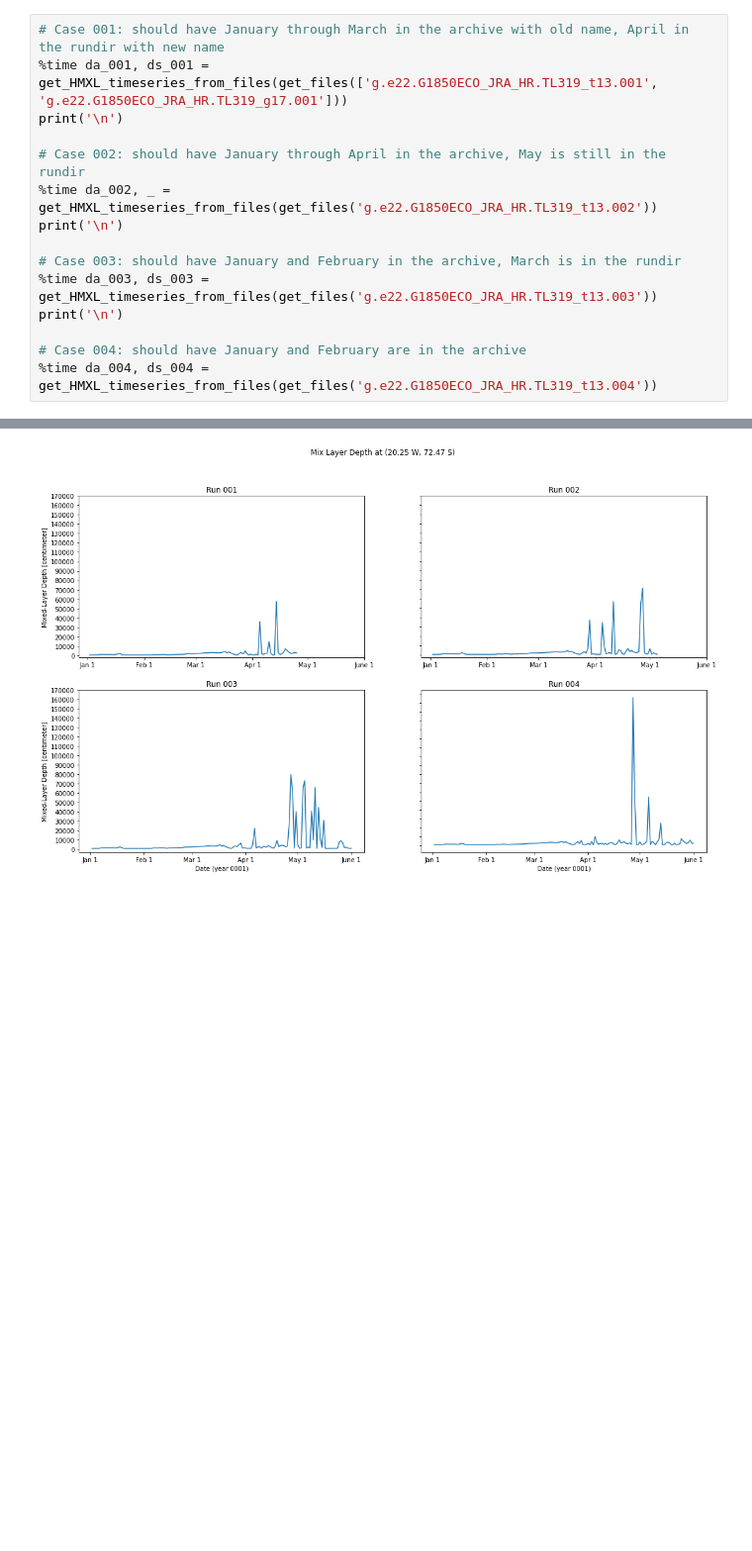
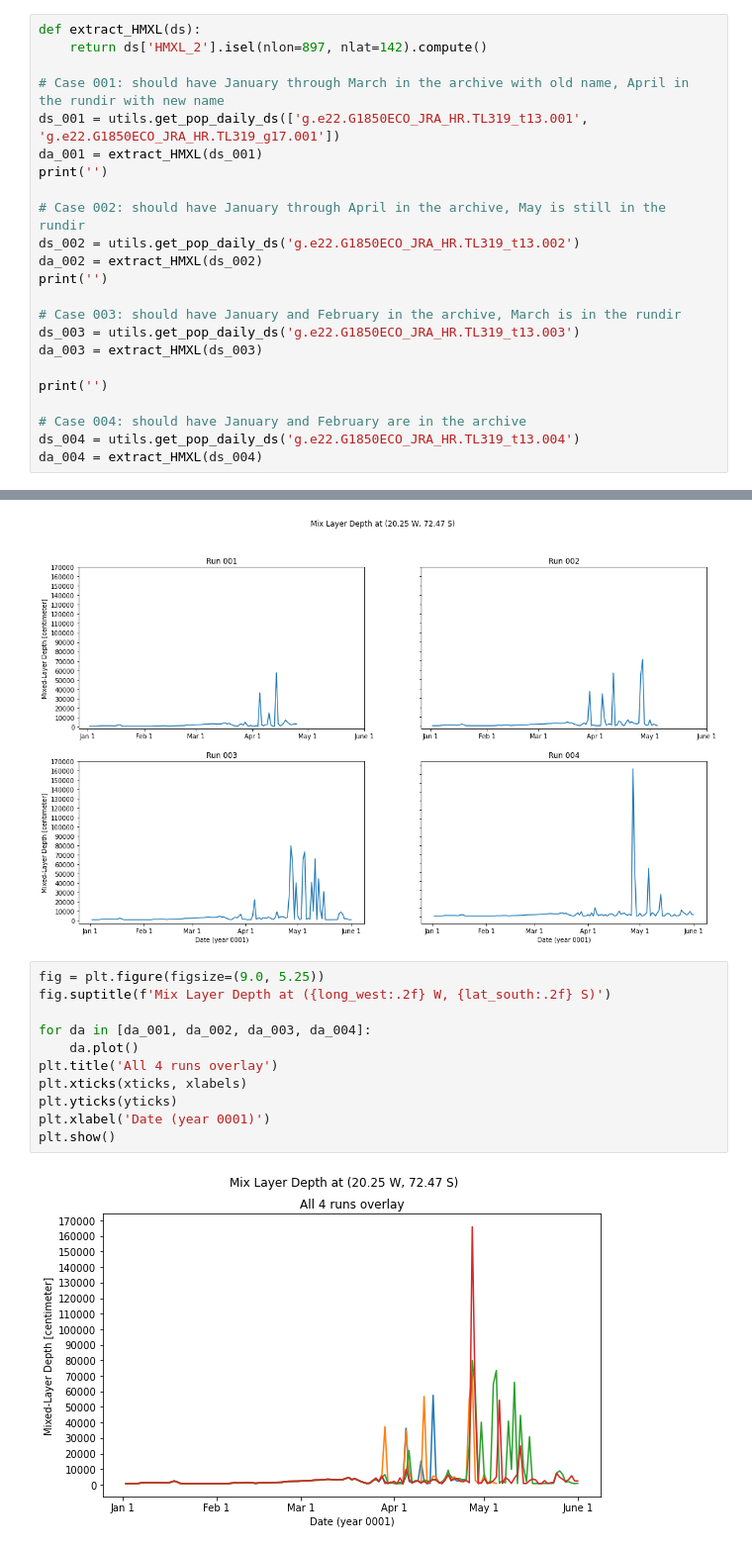
Before and after one commit to marbl-ecosys/HiRes-CESM-analysis, a Jupyter notebook: notebooks/Sanity Check.ipynb, the cells around one changed output, grey strips where cells are left out. Shown at 99% size. Saved outputs shown, nothing was run; the diff lists cells and outputs as text; blank space fills up the shorter version.

Commit message:
Refactor Sanity Check notebook
utils/ is a directory, using __init__ to access public routines.

```diff
--- a/notebooks/Sanity Check.ipynb
+++ b/notebooks/Sanity Check.ipynb
@@ -49,16 +11,24 @@ def get_HMXL_timeseries_from_files(files):
 # %%
+def extract_HMXL(ds):
+    return ds['HMXL_2'].isel(nlon=897, nlat=142).compute()
+
 # Case 001: should have January through March in the archive with old name, April in the rundir with new name
-%time da_001, ds_001 = get_HMXL_timeseries_from_files(get_files(['g.e22.G1850ECO_JRA_HR.TL319_t13.001', 'g.e22.G1850ECO_JRA_HR.TL319_g17.001']))
-print('\n')
+ds_001 = utils.get_pop_daily_ds(['g.e22.G1850ECO_JRA_HR.TL319_t13.001', 'g.e22.G1850ECO_JRA_HR.TL319_g17.001'])
+da_001 = extract_HMXL(ds_001)
+print('')
 
 # Case 002: should have January through April in the archive, May is still in the rundir
-%time da_002, _ = get_HMXL_timeseries_from_files(get_files('g.e22.G1850ECO_JRA_HR.TL319_t13.002'))
-print('\n')
+ds_002 = utils.get_pop_daily_ds('g.e22.G1850ECO_JRA_HR.TL319_t13.002')
+da_002 = extract_HMXL(ds_002)
+print('')
 
 # Case 003: should have January and February in the archive, March is in the rundir
-%time da_003, ds_003 = get_HMXL_timeseries_from_files(get_files('g.e22.G1850ECO_JRA_HR.TL319_t13.003'))
-print('\n')
+ds_003 = utils.get_pop_daily_ds('g.e22.G1850ECO_JRA_HR.TL319_t13.003')
+da_003 = extract_HMXL(ds_003)
+
+print('')
 
 # Case 004: should have January and February are in the archive
-%time da_004, ds_004 = get_HMXL_timeseries_from_files(get_files('g.e22.G1850ECO_JRA_HR.TL319_t13.004'))
+ds_004 = utils.get_pop_daily_ds('g.e22.G1850ECO_JRA_HR.TL319_t13.004')
+da_004 = extract_HMXL(ds_004)
 # %% [output]
@@ -122,3 +86,16 @@ plt.ylabel('')
 plt.show()
 # %% [output]
 [figure]
+# %%
+fig = plt.figure(figsize=(9.0, 5.25))
+fig.suptitle(f'Mix Layer Depth at ({long_west:.2f} W, {lat_south:.2f} S)')
+
+for da in [da_001, da_002, da_003, da_004]:
+    da.plot()
+plt.title('All 4 runs overlay')
+plt.xticks(xticks, xlabels)
+plt.yticks(yticks)
+plt.xlabel('Date (year 0001)')
+plt.show()
+# %% [output]
+[figure, added]
```
Also changed, not shown: parts of 3 cells of this notebook, 3 other files.
